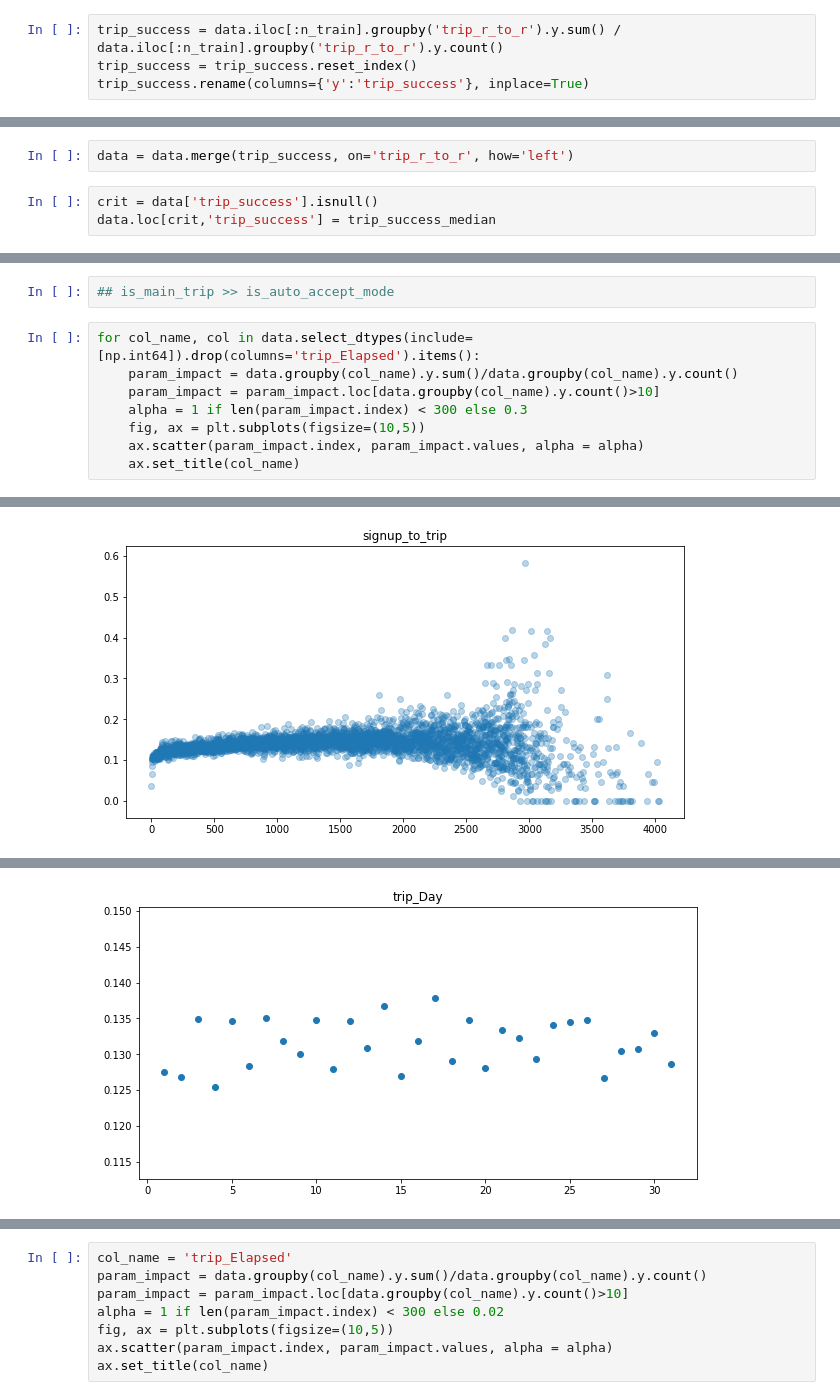
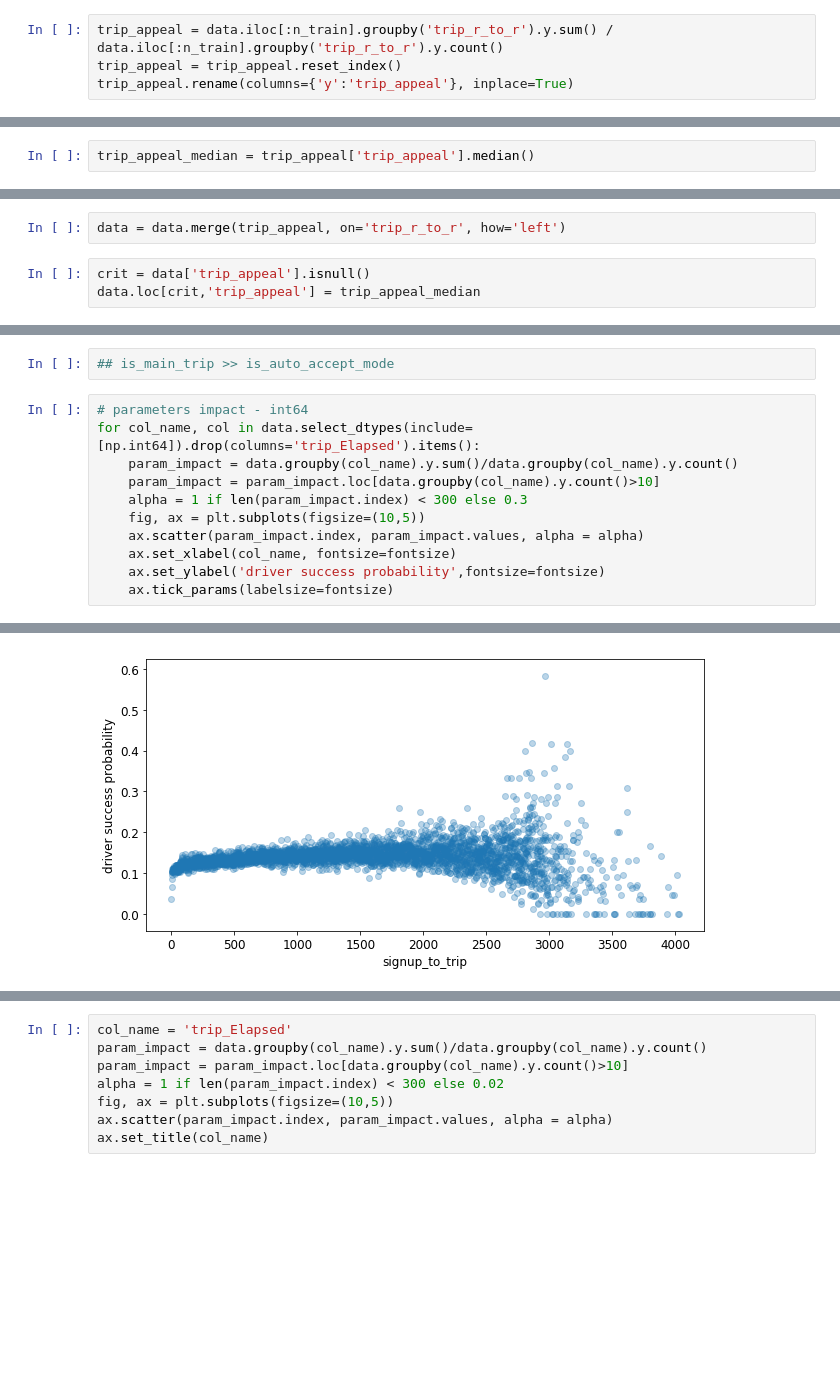
Before and after one commit to ThomasBourgeois/bb, a Jupyter notebook: interview.ipynb, the cells around one changed output, grey strips where cells are left out. Saved outputs shown, nothing was run; the diff lists cells and outputs as text; blank space fills up the shorter version.

```diff
--- a/interview.ipynb
+++ b/interview.ipynb
@@ -446,4 +445,4 @@ data['trip_r_to_r'].nunique()
 # %%
-trip_success = data.iloc[:n_train].groupby('trip_r_to_r').y.sum() / data.iloc[:n_train].groupby('trip_r_to_r').y.count()
-trip_success = trip_success.reset_index()
-trip_success.rename(columns={'y':'trip_success'}, inplace=True)
+trip_appeal = data.iloc[:n_train].groupby('trip_r_to_r').y.sum() / data.iloc[:n_train].groupby('trip_r_to_r').y.count()
+trip_appeal = trip_appeal.reset_index()
+trip_appeal.rename(columns={'y':'trip_appeal'}, inplace=True)
@@ -452 +449,3 @@ trip_success_median = trip_success['trip_success'].median()
+# %%
+trip_appeal_median = trip_appeal['trip_appeal'].median()
 # %%
@@ -461,8 +460,8 @@ trip_success.head()
 # %%
-data = data.merge(trip_success, on='trip_r_to_r', how='left')
+data = data.merge(trip_appeal, on='trip_r_to_r', how='left')
 # %%
-crit = data['trip_success'].isnull()
-data.loc[crit,'trip_success'] = trip_success_median
+crit = data['trip_appeal'].isnull()
+data.loc[crit,'trip_appeal'] = trip_appeal_median
 # %%
 data.drop(columns=['from_region_id', 'to_region_id', 'trip_r_to_r'], inplace=True)
 # %%
@@ -588,11 +589,14 @@ data.drop(columns=['trip_Is_year_end', 'trip_Is_year_start', 'trip_Year'], inpla
 # %%
 ## is_main_trip >> is_auto_accept_mode
 # %%
+# parameters impact - int64
 for col_name, col in data.select_dtypes(include=[np.int64]).drop(columns='trip_Elapsed').items():
     param_impact = data.groupby(col_name).y.sum()/data.groupby(col_name).y.count()
     param_impact = param_impact.loc[data.groupby(col_name).y.count()>10]
     alpha = 1 if len(param_impact.index) < 300 else 0.3
     fig, ax = plt.subplots(figsize=(10,5))
     ax.scatter(param_impact.index, param_impact.values, alpha = alpha)
-    ax.set_title(col_name)
+    ax.set_xlabel(col_name, fontsize=fontsize)
+    ax.set_ylabel('driver success probability',fontsize=fontsize)
+    ax.tick_params(labelsize=fontsize)
 # %% [output]
@@ -602 +606 @@ for col_name, col in data.select_dtypes(include=[np.int64]).drop(columns='trip_E
-[figure, old version]
+[figure, new version]
@@ -605 +608,0 @@ for col_name, col in data.select_dtypes(include=[np.int64]).drop(columns='trip_E
-[figure, removed]
```
Also changed, not shown: parts of 59 cells of this notebook, 1 other file.
